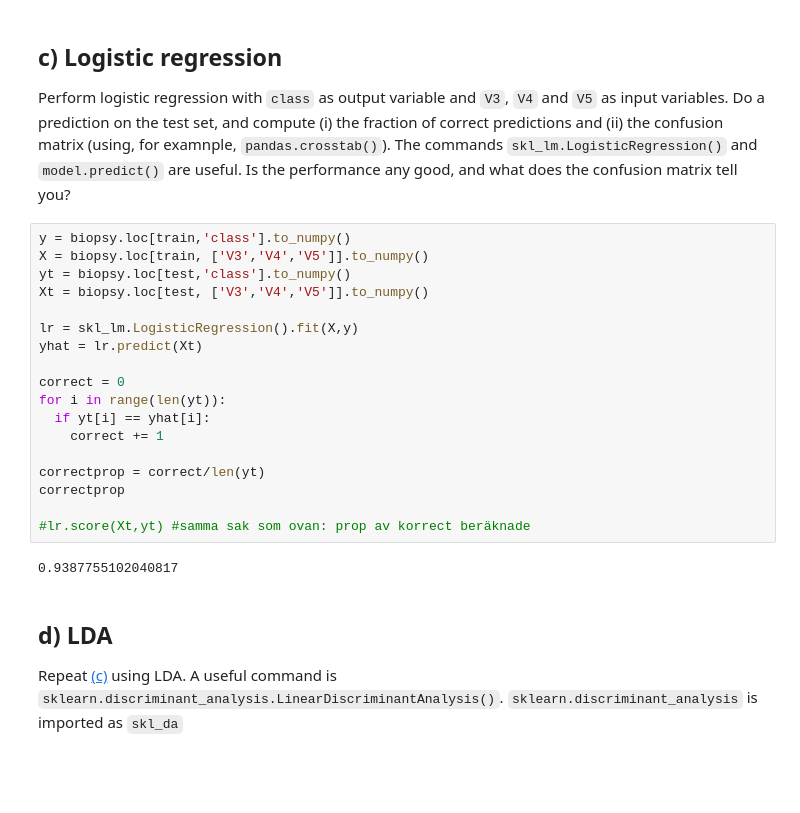
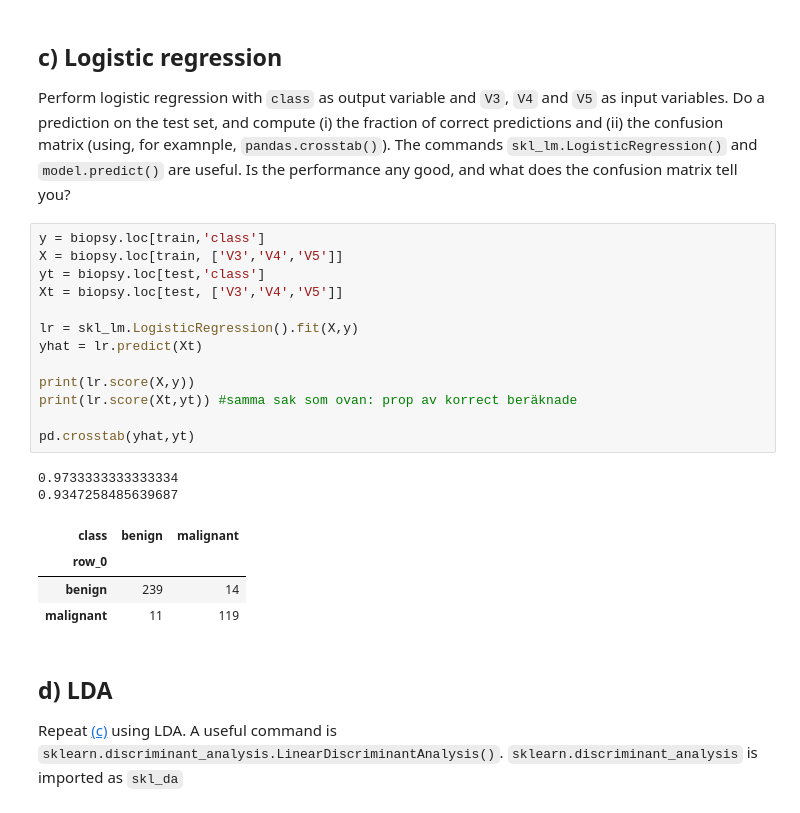
Before and after one commit to flapinski/SML, a Jupyter notebook: exercises/SML-session_4.ipynb, the cells around one changed output. Drawn from its saved outputs; the diff is of its cells as text; blank space fills up the shorter version.

```diff
--- a/exercises/SML-session_4.ipynb
+++ b/exercises/SML-session_4.ipynb
@@ -74,25 +68,25 @@ print(test[0:5])
 ## c) Logistic regression <a id='4.1-c'></a>
 Perform logistic regression with `class` as output variable and `V3`, `V4` and `V5` as input variables. Do a prediction on the test set, and compute (i) the fraction of correct predictions and (ii) the confusion matrix (using, for examnple, `pandas.crosstab()`). The commands `skl_lm.LogisticRegression()` and `model.predict()` are useful. Is the performance any good, and what does the confusion matrix tell you?
 # %%
-y = biopsy.loc[train,'class'].to_numpy()
-X = biopsy.loc[train, ['V3','V4','V5']].to_numpy()
-yt = biopsy.loc[test,'class'].to_numpy()
-Xt = biopsy.loc[test, ['V3','V4','V5']].to_numpy()
+y = biopsy.loc[train,'class']
+X = biopsy.loc[train, ['V3','V4','V5']]
+yt = biopsy.loc[test,'class']
+Xt = biopsy.loc[test, ['V3','V4','V5']]
 
 lr = skl_lm.LogisticRegression().fit(X,y)
 yhat = lr.predict(Xt)
 
-correct = 0
-for i in range(len(yt)):
-  if yt[i] == yhat[i]:
-    correct += 1
+print(lr.score(X,y))
+print(lr.score(Xt,yt)) #samma sak som ovan: prop av korrect beräknade
 
-correctprop = correct/len(yt)
-correctprop
-
-#lr.score(Xt,yt) #samma sak som ovan: prop av korrect beräknade
+pd.crosstab(yhat,yt)
 # %% [output]
-0.9387755102040817
+0.9733333333333334
+0.9347258485639687
+| class | benign | malignant |
+| row_0 |  |  |
+| benign | 239 | 14 |
+| malignant | 11 | 119 |
 # %% [markdown]
 ## d) LDA
 Repeat [(c)](#4.1-c) using LDA. A useful command is `sklearn.discriminant_analysis.LinearDiscriminantAnalysis()`. `sklearn.discriminant_analysis` is imported as `skl_da`
```
Also changed, not shown: parts of 9 cells of this notebook.
